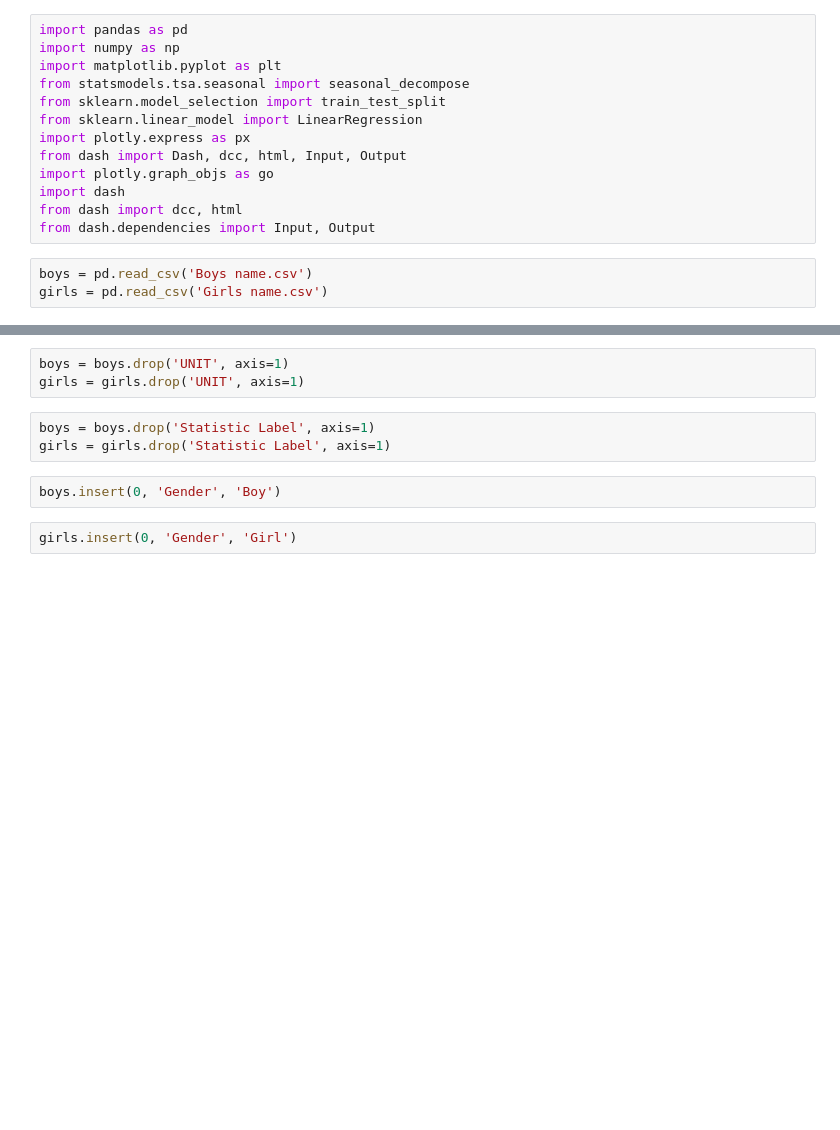
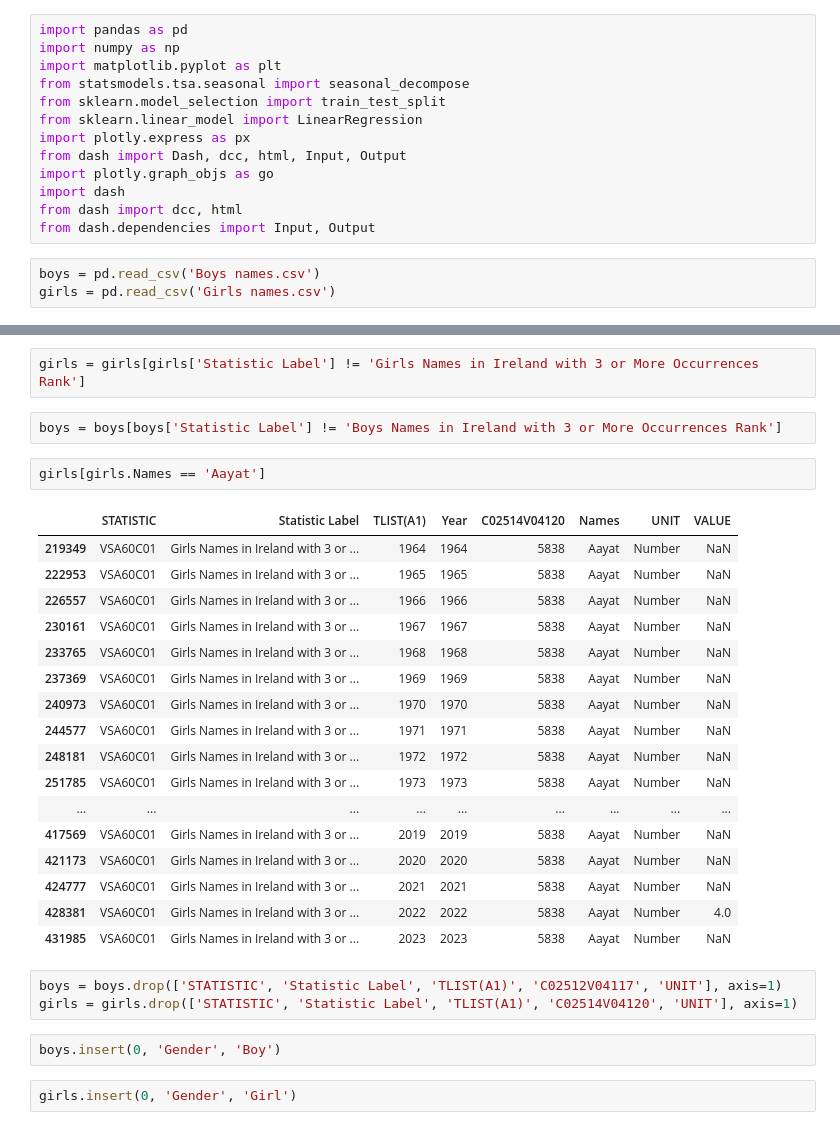
Before and after one commit to ruairi-mcc/Baby-names, a Jupyter notebook: Baby names.ipynb, the cells around one changed output, grey strips where cells are left out. Drawn from its saved outputs; the diff is of its cells as text; blank space fills up the shorter version.

```diff
--- a/Baby names.ipynb
+++ b/Baby names.ipynb
@@ -12,5 +12,5 @@ import dash
 from dash import dcc, html
 from dash.dependencies import Input, Output
 # %%
-boys = pd.read_csv('Boys name.csv')
-girls = pd.read_csv('Girls name.csv')
+boys = pd.read_csv('Boys names.csv')
+girls = pd.read_csv('Girls names.csv')
@@ -17,9 +49,30 @@ girls = pd.read_csv('Girls name.csv')
+# %%
+girls = girls[girls['Statistic Label'] != 'Girls Names in Ireland with 3 or More Occurrences Rank']
+# %%
+boys = boys[boys['Statistic Label'] != 'Boys Names in Ireland with 3 or More Occurrences Rank']
+# %%
+girls[girls.Names == 'Aayat']
+# %% [output]
+|  | STATISTIC | Statistic Label | TLIST(A1) | Year | C02514V04120 | Names | UNIT | VALUE |
+| 219349 | VSA60C01 | Girls Names in Ireland with 3 or ... | 1964 | 1964 | 5838 | Aayat | Number | NaN |
+| 222953 | VSA60C01 | Girls Names in Ireland with 3 or ... | 1965 | 1965 | 5838 | Aayat | Number | NaN |
+| 226557 | VSA60C01 | Girls Names in Ireland with 3 or ... | 1966 | 1966 | 5838 | Aayat | Number | NaN |
+| 230161 | VSA60C01 | Girls Names in Ireland with 3 or ... | 1967 | 1967 | 5838 | Aayat | Number | NaN |
+| 233765 | VSA60C01 | Girls Names in Ireland with 3 or ... | 1968 | 1968 | 5838 | Aayat | Number | NaN |
+| 237369 | VSA60C01 | Girls Names in Ireland with 3 or ... | 1969 | 1969 | 5838 | Aayat | Number | NaN |
+| 240973 | VSA60C01 | Girls Names in Ireland with 3 or ... | 1970 | 1970 | 5838 | Aayat | Number | NaN |
+| 244577 | VSA60C01 | Girls Names in Ireland with 3 or ... | 1971 | 1971 | 5838 | Aayat | Number | NaN |
+| 248181 | VSA60C01 | Girls Names in Ireland with 3 or ... | 1972 | 1972 | 5838 | Aayat | Number | NaN |
+| 251785 | VSA60C01 | Girls Names in Ireland with 3 or ... | 1973 | 1973 | 5838 | Aayat | Number | NaN |
+| ... | ... | ... | ... | ... | ... | ... | ... | ... |
+| 417569 | VSA60C01 | Girls Names in Ireland with 3 or ... | 2019 | 2019 | 5838 | Aayat | Number | NaN |
+| 421173 | VSA60C01 | Girls Names in Ireland with 3 or ... | 2020 | 2020 | 5838 | Aayat | Number | NaN |
+| 424777 | VSA60C01 | Girls Names in Ireland with 3 or ... | 2021 | 2021 | 5838 | Aayat | Number | NaN |
+| 428381 | VSA60C01 | Girls Names in Ireland with 3 or ... | 2022 | 2022 | 5838 | Aayat | Number | 4.0 |
+| 431985 | VSA60C01 | Girls Names in Ireland with 3 or ... | 2023 | 2023 | 5838 | Aayat | Number | NaN |
 # %%
-boys = boys.drop('UNIT', axis=1)
-girls = girls.drop('UNIT', axis=1)
+boys = boys.drop(['STATISTIC', 'Statistic Label', 'TLIST(A1)', 'C02512V04117', 'UNIT'], axis=1)
+girls = girls.drop(['STATISTIC', 'Statistic Label', 'TLIST(A1)', 'C02514V04120', 'UNIT'], axis=1)
-# %%
-boys = boys.drop('Statistic Label', axis=1)
-girls = girls.drop('Statistic Label', axis=1)
 # %%
 boys.insert(0, 'Gender', 'Boy')
 # %%
```
Also changed, not shown: parts of 9 cells of this notebook.
